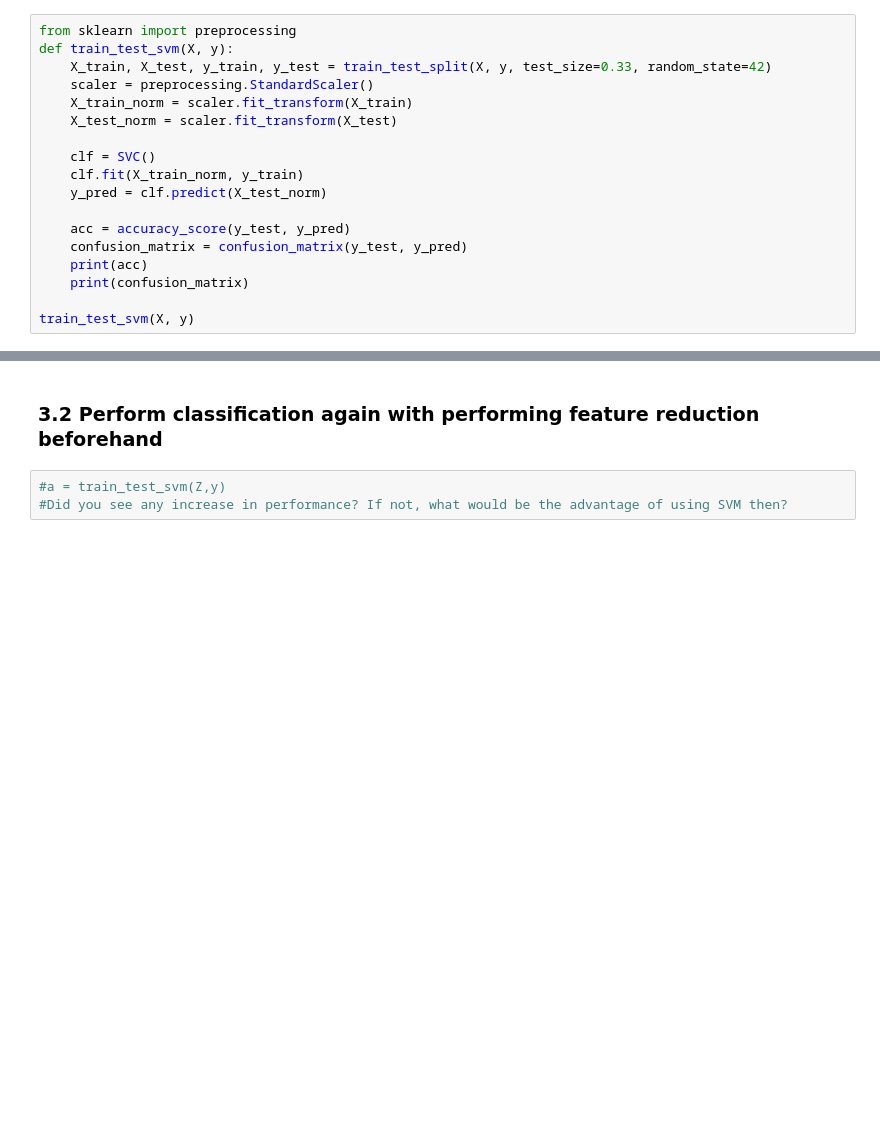
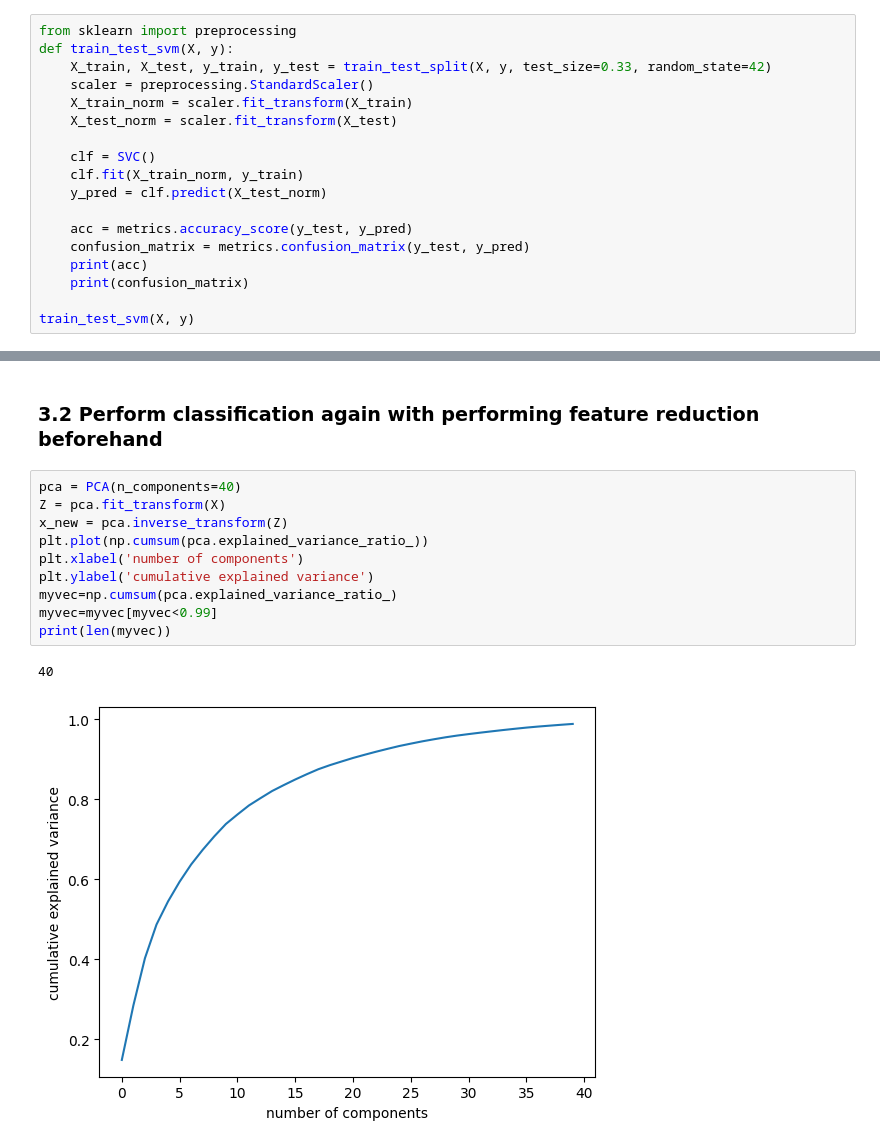
Before and after one commit to Oscilous/SDU-IML, a Jupyter notebook: 4. PCA and DBSCAN/Exercise_4.ipynb, the cells around one changed output, grey strips where cells are left out. Cells and saved outputs as stored; diff of their text form; blank space fills up the shorter version.

```diff
--- a/4. PCA and DBSCAN/Exercise_4.ipynb
+++ b/4. PCA and DBSCAN/Exercise_4.ipynb
@@ -277,8 +277,8 @@ def train_test_svm(X, y):
     clf.fit(X_train_norm, y_train)
     y_pred = clf.predict(X_test_norm)
 
-    acc = accuracy_score(y_test, y_pred)
-    confusion_matrix = confusion_matrix(y_test, y_pred)
+    acc = metrics.accuracy_score(y_test, y_pred)
+    confusion_matrix = metrics.confusion_matrix(y_test, y_pred)
     print(acc)
     print(confusion_matrix)
 
@@ -288,5 +298,15 @@ UnboundLocalError: cannot access local variable 'confusion_matrix' where it is n
 # %% [markdown]
 ### 3.2 Perform classification again with performing feature reduction beforehand
 # %%
-#a = train_test_svm(Z,y)
-#Did you see any increase in performance? If not, what would be the advantage of using SVM then?
+pca = PCA(n_components=40)
+Z = pca.fit_transform(X)
+x_new = pca.inverse_transform(Z)
+plt.plot(np.cumsum(pca.explained_variance_ratio_))
+plt.xlabel('number of components')
+plt.ylabel('cumulative explained variance')
+myvec=np.cumsum(pca.explained_variance_ratio_)
+myvec=myvec[myvec<0.99]
+print(len(myvec))
+# %% [output]
+40
+[figure, added]
```
Also changed, not shown: parts of 2 cells of this notebook.
